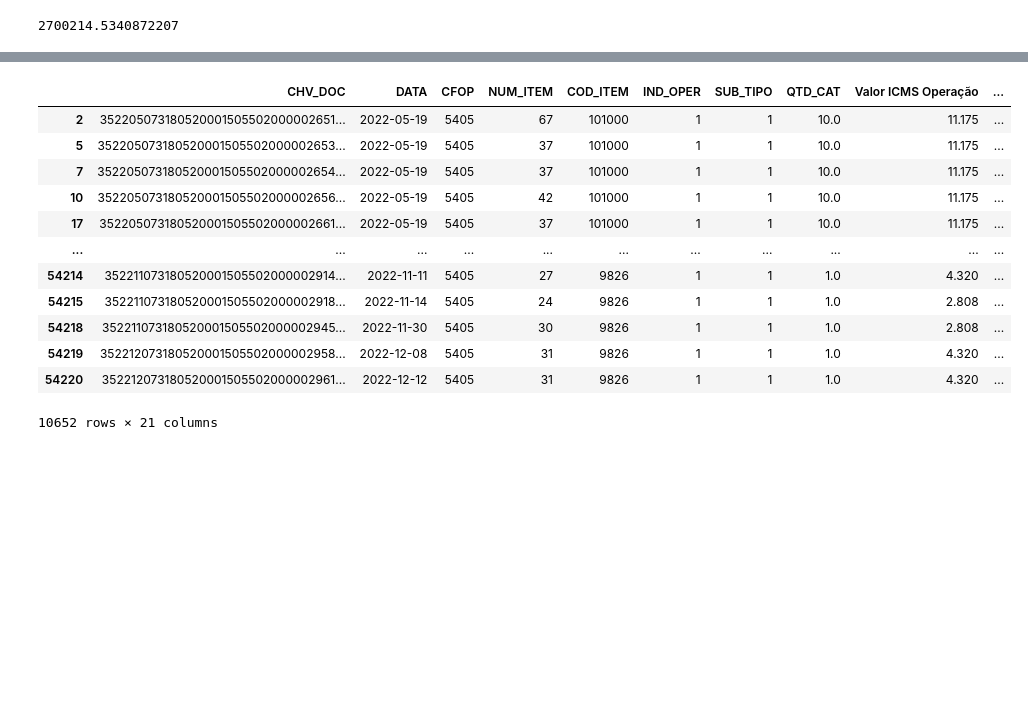
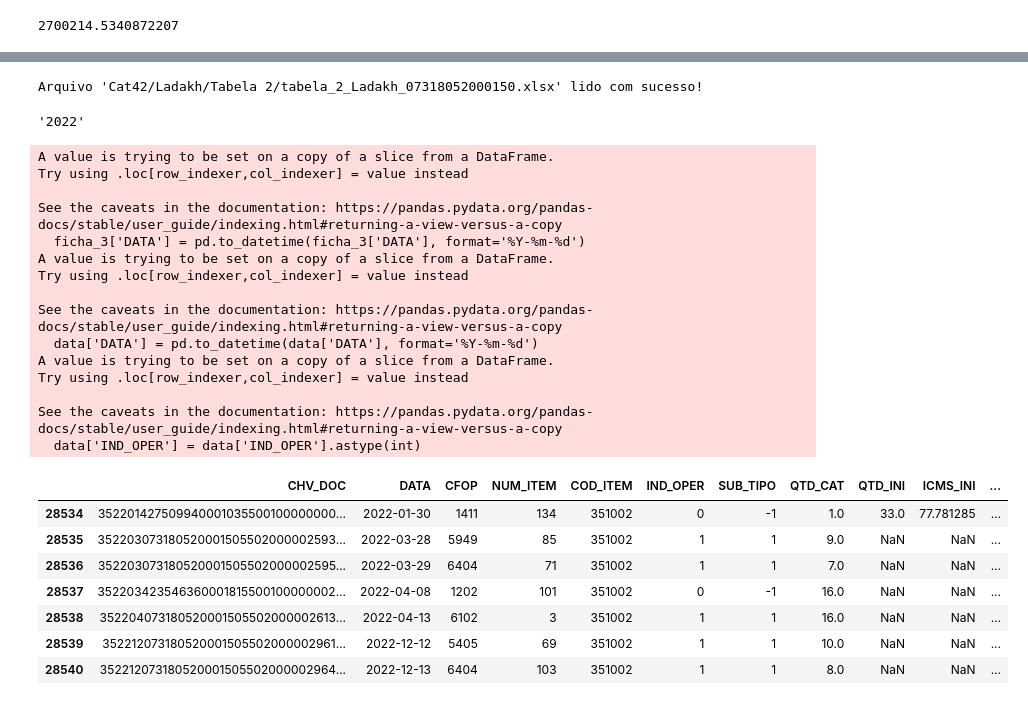
Before and after one commit to viniciuscatelani/Ressarcimento-CAT, a Jupyter notebook: src/etapas/testes_nb.ipynb, the cells around one changed output, grey strips where cells are left out. Saved outputs shown, nothing was run; the diff lists cells and outputs as text; code cells hidden in the pictures; blank space fills up the shorter version.

```diff
--- a/src/etapas/testes_nb.ipynb
+++ b/src/etapas/testes_nb.ipynb
@@ -758,26 +297,0 @@ See the caveats in the documentation: https://pandas.pydata.org/pandas-docs/stab
-# %%
-conditions = [
-    tabela_2['CFOP'] == 5927,
-    tabela_2['CFOP'].isin([6102, 6404, 6108, 6117, 6152, 6409]),
-    tabela_2['CFOP'] == 5409,
-    (tabela_2['IND_OPER'] == 0) & (tabela_2['SUB_TIPO'] == 1),
-    (tabela_2['IND_OPER'] == 1) & (tabela_2['SUB_TIPO'] == -1),
-    tabela_2['ALIQUOTA'].isnull()
-]
-
-conditions = [
-    (tabela_2['IND_OPER'] == 0) & (tabela_2['SUB_TIPO'] == 1),
-    (tabela_2['IND_OPER'] == 1) & (tabela_2['SUB_TIPO'] == -1),
-    tabela_2['ALIQUOTA'].isnull(),
-    tabela_2['CFOP'] == 5927,
-    tabela_2['CFOP'].isin([6102, 6404, 6108, 6117, 6152, 6409]),
-    tabela_2['CFOP'] == 5409
-]
-
-choices = [np.nan, np.nan, 0, 2, 4, 0]
-
-# If none of the conditions are met, the default choice is 1
-default_choice = 1
-
-# Use numpy.select to set values for 'COD_LEGAL'
-tabela_2['COD_LEGAL'] = np.select(conditions, choices, default=default_choice)
@@ -1131,16 +892,40 @@ ficha_3['REF'] = [datetime.strptime(x, '%Y-%m-%d').strftime('%m-%Y') for x in fi
+# %%
+tabela_2 = ler_arquivo_para_dataframe(bucket_name, f'Cat42/{nome_empresa.title()}/Tabela 2/tabela_2_{nome_empresa.title()}_{cnpj}.xlsx', file_type='xlsx')
+tabela_2['COD_ITEM'] = tabela_2['COD_ITEM'].astype(str)
+# tabela_2 = tabela_2[tabela_2['COD_ITEM'] == '101001']
+# %% [output]
+Arquivo 'Cat42/Ladakh/Tabela 2/tabela_2_Ladakh_07318052000150.xlsx' lido com sucesso!
+# %%
+data = tabela_2['DATA'].astype(str).iloc[0][:4]
+data
+# %% [output]
+'2022'
+# %%
+ficha_3 = calcular_ressarcimento(tabela_2)
+# %% [output]
+A value is trying to be set on a copy of a slice from a DataFrame.
+Try using .loc[row_indexer,col_indexer] = value instead
+
+See the caveats in the documentation: https://pandas.pydata.org/pandas-docs/stable/user_guide/indexing.html#returning-a-view-versus-a-copy
+  ficha_3['DATA'] = pd.to_datetime(ficha_3['DATA'], format='%Y-%m-%d')
+A value is trying to be set on a copy of a slice from a DataFrame.
+Try using .loc[row_indexer,col_indexer] = value instead
+
+See the caveats in the documentation: https://pandas.pydata.org/pandas-docs/stable/user_guide/indexing.html#returning-a-view-versus-a-copy
+  data['DATA'] = pd.to_datetime(data['DATA'], format='%Y-%m-%d')
+A value is trying to be set on a copy of a slice from a DataFrame.
+Try using .loc[row_indexer,col_indexer] = value instead
+
+See the caveats in the documentation: https://pandas.pydata.org/pandas-docs/stable/user_guide/indexing.html#returning-a-view-versus-a-copy
+  data['IND_OPER'] = data['IND_OPER'].astype(int)
 # %%
-ficha_3[ficha_3['CFOP'] == 5405]
+ficha_3[ficha_3['COD_ITEM'] == '351002']
 # %% [output]
-|  | CHV_DOC | DATA | CFOP | NUM_ITEM | COD_ITEM | IND_OPER | SUB_TIPO | QTD_CAT | Valor ICMS Operação | ... |
-| 2 | 352205073180520001505502000002651... | 2022-05-19 | 5405 | 67 | 101000 | 1 | 1 | 10.0 | 11.175 | ... |
-| 5 | 352205073180520001505502000002653... | 2022-05-19 | 5405 | 37 | 101000 | 1 | 1 | 10.0 | 11.175 | ... |
-| 7 | 352205073180520001505502000002654... | 2022-05-19 | 5405 | 37 | 101000 | 1 | 1 | 10.0 | 11.175 | ... |
-| 10 | 352205073180520001505502000002656... | 2022-05-19 | 5405 | 42 | 101000 | 1 | 1 | 10.0 | 11.175 | ... |
-| 17 | 352205073180520001505502000002661... | 2022-05-19 | 5405 | 37 | 101000 | 1 | 1 | 10.0 | 11.175 | ... |
-| ... | ... | ... | ... | ... | ... | ... | ... | ... | ... | ... |
-| 54214 | 352211073180520001505502000002914... | 2022-11-11 | 5405 | 27 | 9826 | 1 | 1 | 1.0 | 4.320 | ... |
-| 54215 | 352211073180520001505502000002918... | 2022-11-14 | 5405 | 24 | 9826 | 1 | 1 | 1.0 | 2.808 | ... |
-| 54218 | 352211073180520001505502000002945... | 2022-11-30 | 5405 | 30 | 9826 | 1 | 1 | 1.0 | 2.808 | ... |
-| 54219 | 352212073180520001505502000002958... | 2022-12-08 | 5405 | 31 | 9826 | 1 | 1 | 1.0 | 4.320 | ... |
-| 54220 | 352212073180520001505502000002961... | 2022-12-12 | 5405 | 31 | 9826 | 1 | 1 | 1.0 | 4.320 | ... |
+|  | CHV_DOC | DATA | CFOP | NUM_ITEM | COD_ITEM | IND_OPER | SUB_TIPO | QTD_CAT | QTD_INI | ICMS_INI | ... |
+| 28534 | 352201427509940001035500100000000... | 2022-01-30 | 1411 | 134 | 351002 | 0 | -1 | 1.0 | 33.0 | 77.781285 | ... |
+| 28535 | 352203073180520001505502000002593... | 2022-03-28 | 5949 | 85 | 351002 | 1 | 1 | 9.0 | NaN | NaN | ... |
+| 28536 | 352203073180520001505502000002595... | 2022-03-29 | 6404 | 71 | 351002 | 1 | 1 | 7.0 | NaN | NaN | ... |
+| 28537 | 352203423546360001815500100000002... | 2022-04-08 | 1202 | 101 | 351002 | 0 | -1 | 16.0 | NaN | NaN | ... |
+| 28538 | 352204073180520001505502000002613... | 2022-04-13 | 6102 | 3 | 351002 | 1 | 1 | 16.0 | NaN | NaN | ... |
+| 28539 | 352212073180520001505502000002961... | 2022-12-12 | 5405 | 69 | 351002 | 1 | 1 | 10.0 | NaN | NaN | ... |
+| 28540 | 352212073180520001505502000002964... | 2022-12-13 | 6404 | 103 | 351002 | 1 | 1 | 8.0 | NaN | NaN | ... |
-10652 rows × 21 columns
```
Also changed, not shown: parts of 33 cells of this notebook, 4 other files.
